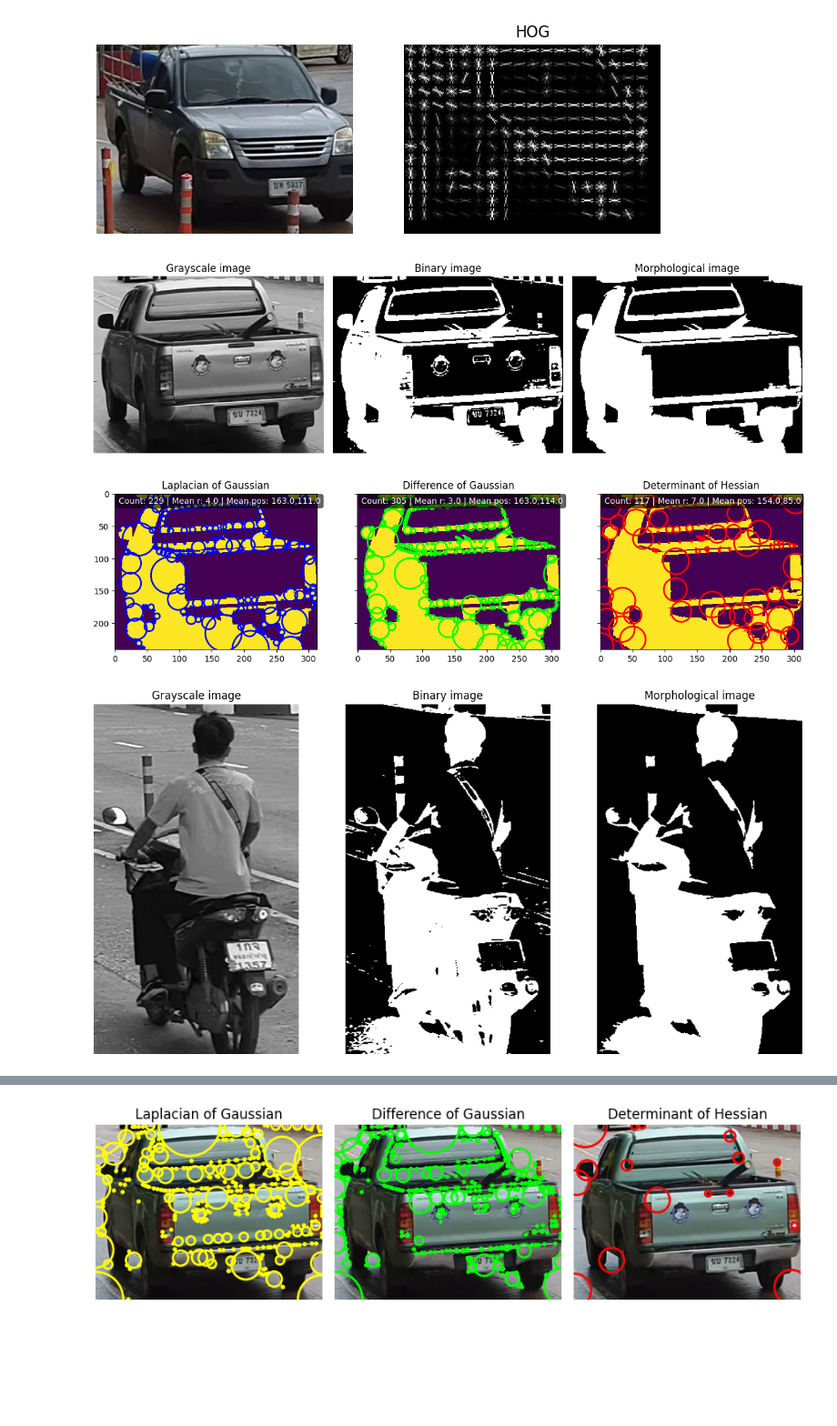
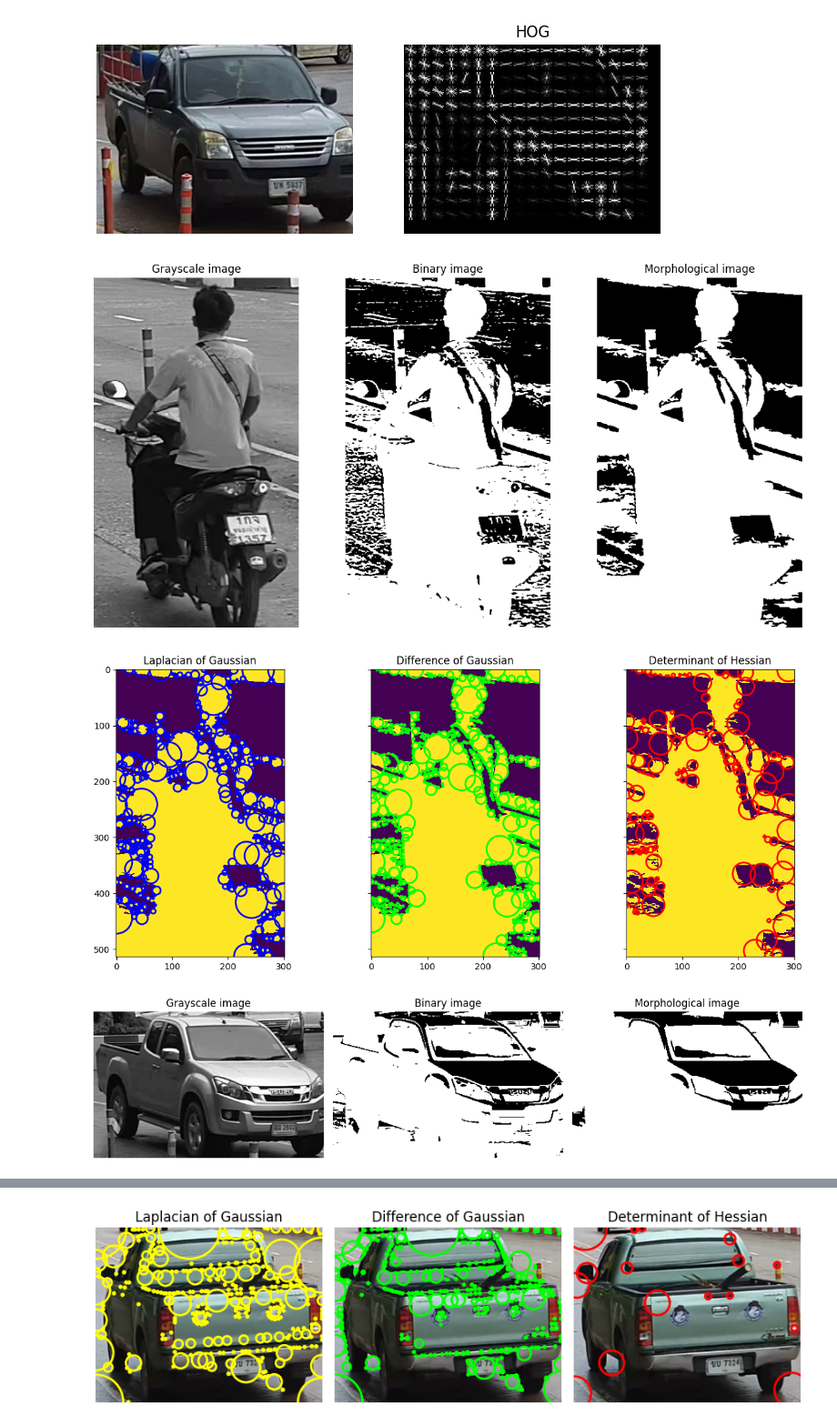
Before and after one commit to lsshepard/IT3212-Image-Processing, a Jupyter notebook: jørgen.ipynb, the cells around one changed output, grey strips where cells are left out. Shown at 91% size. Cells and saved outputs as stored; diff of their text form; code cells hidden in the pictures; blank space fills up the shorter version.

Commit message:
task 4: blob detection

```diff
--- a/jørgen.ipynb
+++ b/jørgen.ipynb
@@ -147,9 +147,9 @@ for path in images:
 [figure]
 # %%
 images = [
-    "../../data/vehicle-type-detection/pickup/PIC_0.jpg",
     "../../data/vehicle-type-detection/motorcycle/PIC_0.jpg",
-    "../../data/vehicle-type-detection/suv/PIC_0.jpg",
+    "../../data/vehicle-type-detection/pickup/PIC_1.jpg",
+    "../../data/vehicle-type-detection/suv/PIC_2.jpg",
 
 ]
 # %%
@@ -158,8 +158,8 @@ from skimage.color import rgb2gray
 from skimage.io import imread, imshow
 from skimage.morphology import area_closing, area_opening
 
-threshold = 0.35
-
+threshold = 0.55
+stats = []
 for url in images:
     im = rgb2gray(imread(url))
     binary_im = im < threshold
@@ -192,56 +192,53 @@ for url in images:
     fig, axes = plt.subplots(1, 3, figsize=(15, 6), sharex=True, sharey=True)
     axis = axes.ravel()
 
-    stats = []
+
     for idx, (blobs, color, title) in enumerate(zip(blob_lists, colors, titles)):
         axis[idx].set_title(title)
         axis[idx].imshow(morph_image, interpolation='nearest')
 
         count_blobs = len(blobs)
         for blob in blobs:
             y, x, r = blob
             circle = plt.Circle((x, y), r, color=color, linewidth=2, fill=False)
             axis[idx].add_patch(circle)
-            sum_r += r
-
-        # Mean radius
-        mean_radius = sum_r / count_blobs
-
 
         if len(blobs) > 0:
             y = blobs[:, 0]
             x = blobs[:, 1]
             r = blobs[:, 2]
 
-            mean_number_of_blobs = len(blobs) / len(images)
+            n_blobs = len(blobs)
             mean_r, std_r = np.mean(r), np.std(r)
             mean_x, std_x = np.mean(x), np.std(x)
             mean_y, std_y = np.mean(y), np.std(y)
         else:
-            mean_number_of_blobs = 0
+            n_blobs = 0
             mean_r = std_r = mean_x = std_x = mean_y = std_y = np.nan
 
-        axis[idx].text(
-            0.02, 0.98,
-            f'Count: {count_blobs} | Mean r: {mean_r.round()} | Mean pos: {mean_x.round()},{mean_y.round()}',
-            transform=axis[idx].transAxes,
-            fontsize=10,
-            color='white',
-            verticalalignment='top',
-            bbox=dict(boxstyle='round,pad=0.3', facecolor='black', alpha=0.6)
-        )
-
-        stats.append({
+        """ stats.append({
             'method': title,
-            'n_blobs': mean_number_of_blobs,
+            'n_blobs': n_blobs,
             'mean_r': mean_r,
             'std_r': std_r,
             'mean_x': mean_x,
             'std_x': std_x,
             'mean_y': mean_y,
             'std_y': std_y
+        }) """
+
+        stats.append({
+        'image': url.split('/')[-1],
+        'method': title,
+        'n_blobs': n_blobs,
+        'mean_r': mean_r,
+        'std_r': std_r,
+        'mean_x': mean_x,
+        'std_x': std_x,
+        'mean_y': mean_y,
+        'std_y': std_y
         })
 # %% [output]
-[figure, old version]
+[figure, new version]
-[figure, old version]
+[figure, new version]
-[figure, old version]
+[figure, new version]
```
Also changed, not shown: parts of 3 cells of this notebook, 1 other file.
